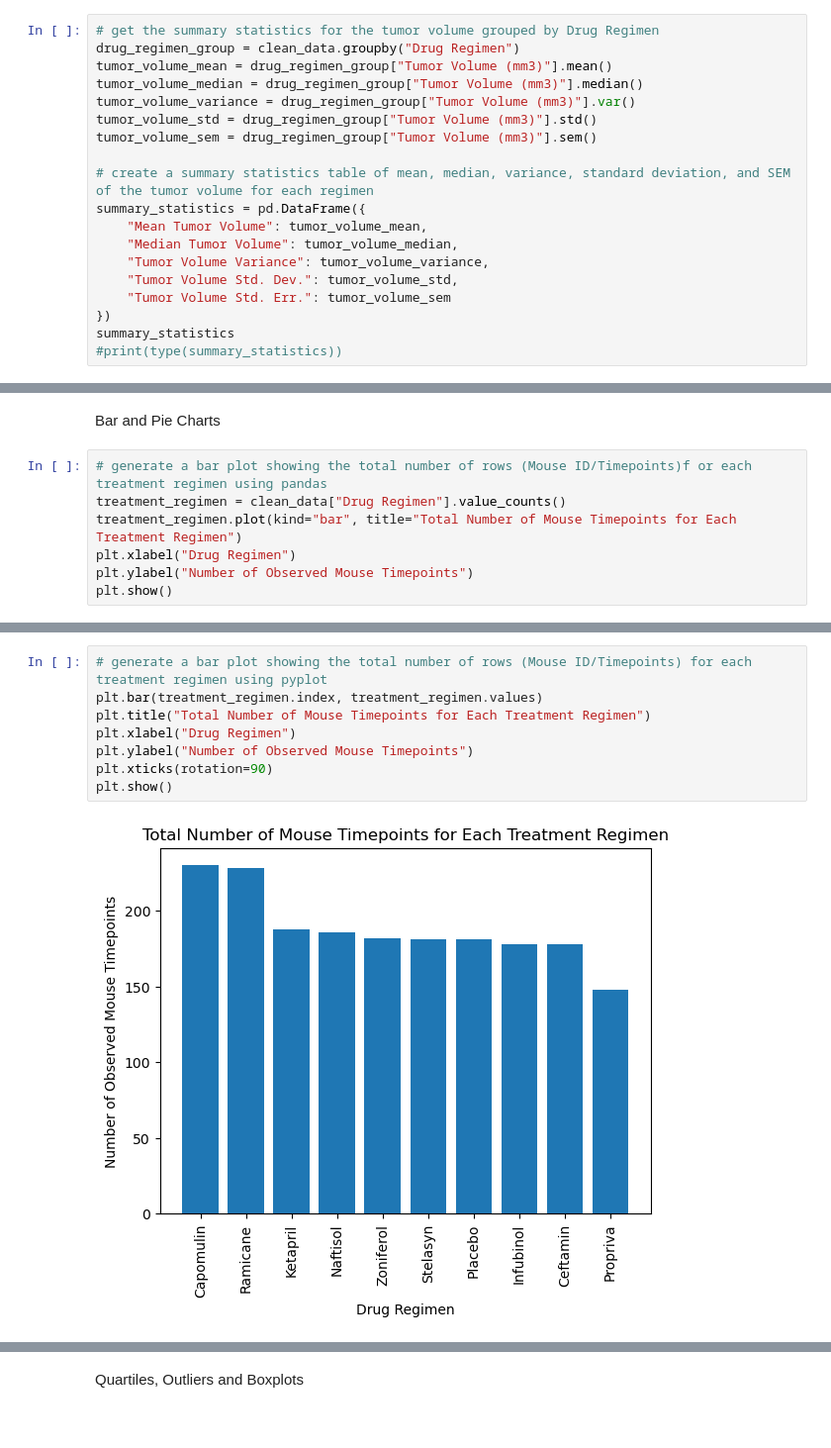
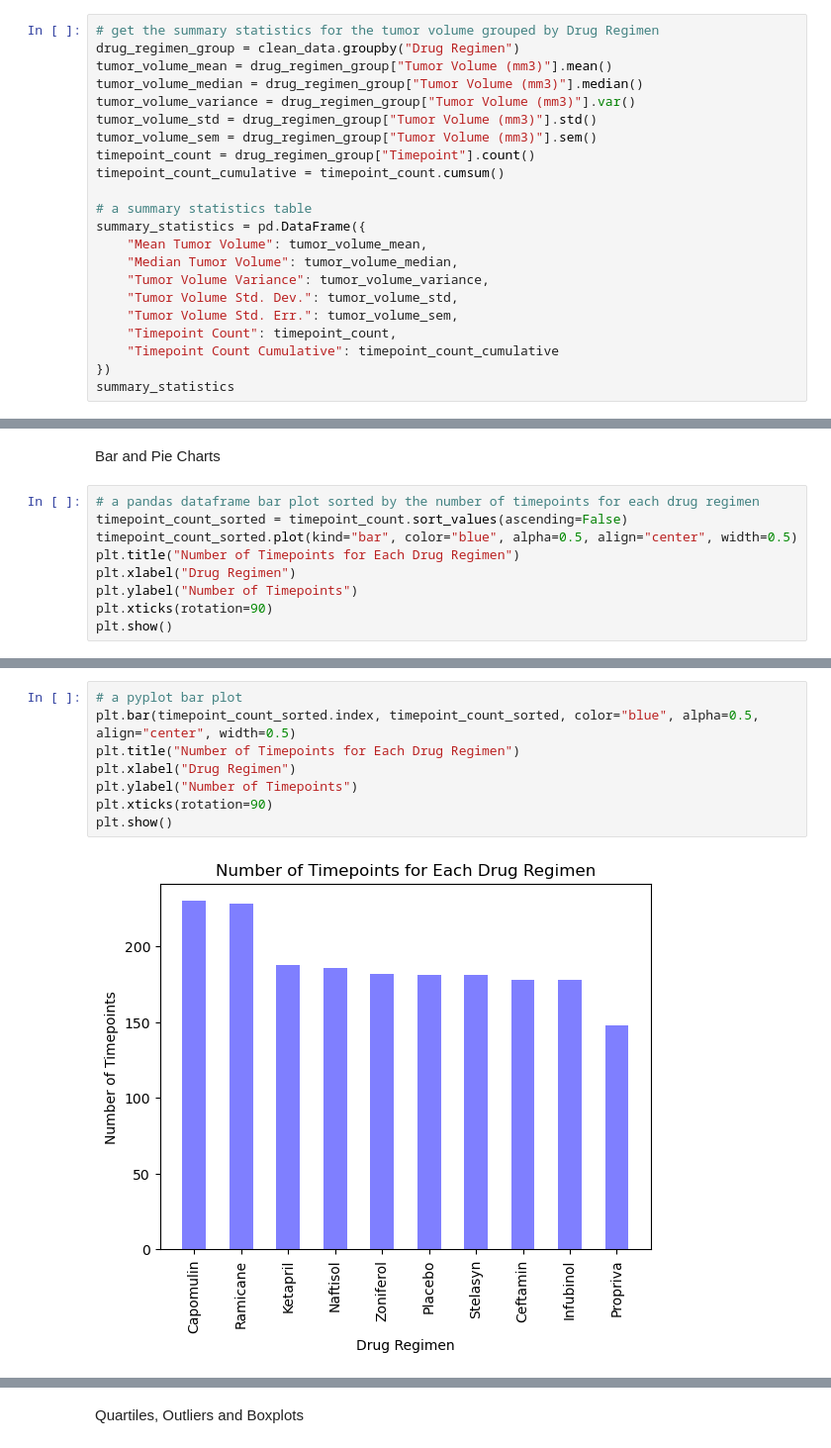
Before and after one commit to gmmarsh/didactic-giggle, a Jupyter notebook: Pymaceuticals/pymaceuticals_final_analysis.ipynb, the cells around one changed output, grey strips where cells are left out. Shown at 99% size. Saved outputs shown, nothing was run; the diff lists cells and outputs as text.

```diff
--- a/Pymaceuticals/pymaceuticals_final_analysis.ipynb
+++ b/Pymaceuticals/pymaceuticals_final_analysis.ipynb
@@ -131,14 +66,17 @@ tumor_volume_median = drug_regimen_group["Tumor Volume (mm3)"].median()
 tumor_volume_variance = drug_regimen_group["Tumor Volume (mm3)"].var()
 tumor_volume_std = drug_regimen_group["Tumor Volume (mm3)"].std()
 tumor_volume_sem = drug_regimen_group["Tumor Volume (mm3)"].sem()
+timepoint_count = drug_regimen_group["Timepoint"].count()
+timepoint_count_cumulative = timepoint_count.cumsum()
 
-# create a summary statistics table of mean, median, variance, standard deviation, and SEM of the tumor volume for each regimen
+# a summary statistics table
 summary_statistics = pd.DataFrame({
     "Mean Tumor Volume": tumor_volume_mean,
     "Median Tumor Volume": tumor_volume_median,
     "Tumor Volume Variance": tumor_volume_variance,
     "Tumor Volume Std. Dev.": tumor_volume_std,
-    "Tumor Volume Std. Err.": tumor_volume_sem
+    "Tumor Volume Std. Err.": tumor_volume_sem,
+    "Timepoint Count": timepoint_count,
+    "Timepoint Count Cumulative": timepoint_count_cumulative
 })
 summary_statistics
-#print(type(summary_statistics))
@@ -158,10 +83,12 @@ summary_statistics
 # %% [markdown]
 Bar and Pie Charts
 # %%
-# generate a bar plot showing the total number of rows (Mouse ID/Timepoints)f or each treatment regimen using pandas
-treatment_regimen = clean_data["Drug Regimen"].value_counts()
-treatment_regimen.plot(kind="bar", title="Total Number of Mouse Timepoints for Each Treatment Regimen")
+# a pandas dataframe bar plot sorted by the number of timepoints for each drug regimen
+timepoint_count_sorted = timepoint_count.sort_values(ascending=False)
+timepoint_count_sorted.plot(kind="bar", color="blue", alpha=0.5, align="center", width=0.5)
+plt.title("Number of Timepoints for Each Drug Regimen")
 plt.xlabel("Drug Regimen")
-plt.ylabel("Number of Observed Mouse Timepoints")
+plt.ylabel("Number of Timepoints")
+plt.xticks(rotation=90)
 plt.show()
 # %% [output]
@@ -169,10 +96,10 @@ plt.show()
 # %%
-# generate a bar plot showing the total number of rows (Mouse ID/Timepoints) for each treatment regimen using pyplot
-plt.bar(treatment_regimen.index, treatment_regimen.values)
-plt.title("Total Number of Mouse Timepoints for Each Treatment Regimen")
+# a pyplot bar plot
+plt.bar(timepoint_count_sorted.index, timepoint_count_sorted, color="blue", alpha=0.5, align="center", width=0.5)
+plt.title("Number of Timepoints for Each Drug Regimen")
 plt.xlabel("Drug Regimen")
-plt.ylabel("Number of Observed Mouse Timepoints")
+plt.ylabel("Number of Timepoints")
 plt.xticks(rotation=90)
 plt.show()
 # %% [output]
-[figure, old version]
+[figure, new version]
```
Also changed, not shown: parts of 21 cells of this notebook.
